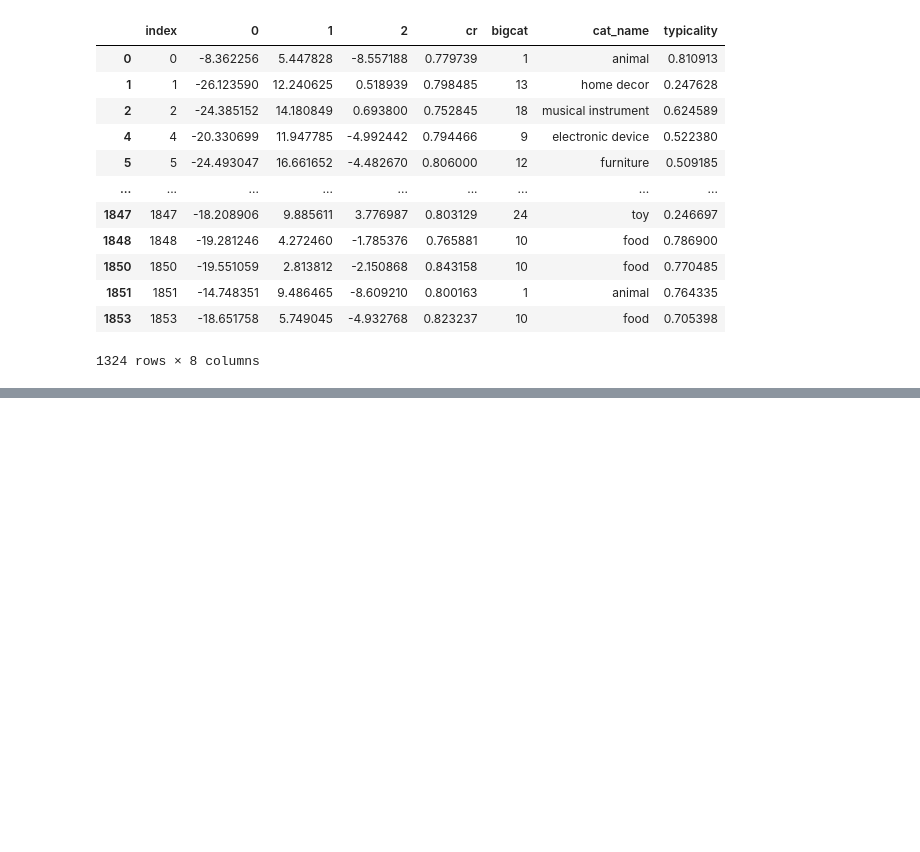
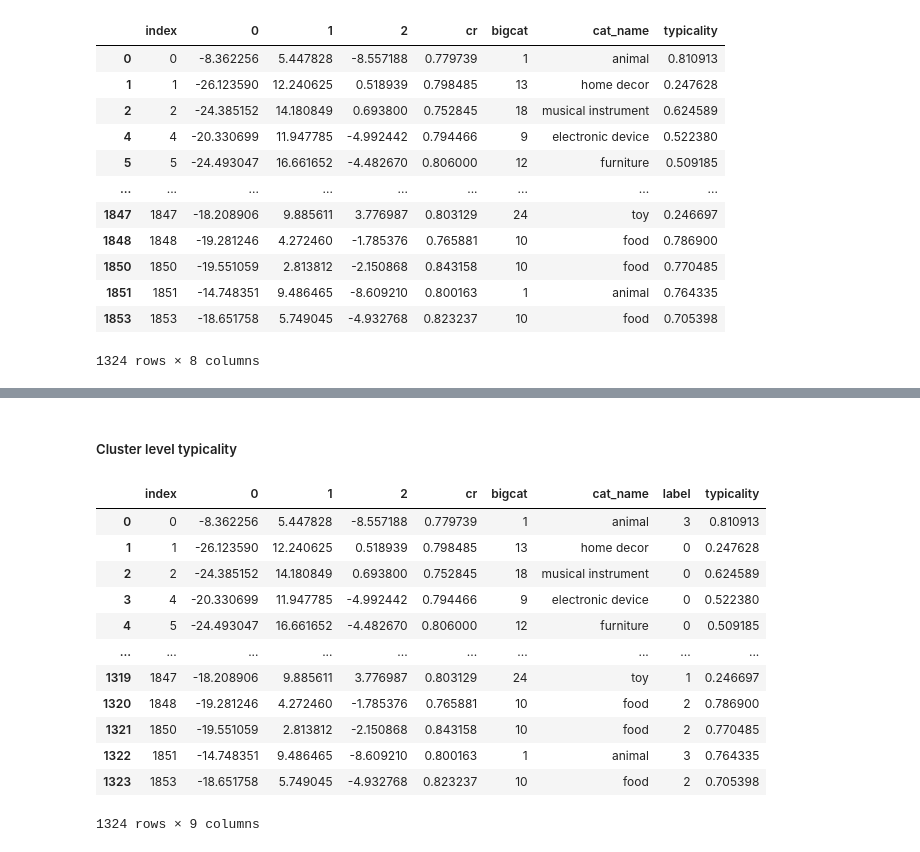
Before and after one commit to Brain-Bridge-Lab/membatross, a Jupyter notebook: membatross_notebook_normalize.ipynb, the cells around one changed output, grey strips where cells are left out. Saved outputs shown, nothing was run; the diff lists cells and outputs as text; code cells hidden in the pictures; blank space fills up the shorter version.

```diff
--- a/membatross_notebook_normalize.ipynb
+++ b/membatross_notebook_normalize.ipynb
@@ -931,3 +941,5 @@ Covariance Type:            nonrobust
 
 Notes:
 [1] Standard Errors assume that the covariance matrix of the errors is correctly specified.
+# %% [markdown]
+##### Cluster level typicality
@@ -933,0 +953,17 @@ Notes:
+# %%
+typ_coord_cluster = concept_coord_cluster.merge(grouped[['index','typicality']], how='inner', on='index')
+typ_coord_cluster
+# %% [output]
+|  | index | 0 | 1 | 2 | cr | bigcat | cat_name | label | typicality |
+| 0 | 0 | -8.362256 | 5.447828 | -8.557188 | 0.779739 | 1 | animal | 3 | 0.810913 |
+| 1 | 1 | -26.123590 | 12.240625 | 0.518939 | 0.798485 | 13 | home decor | 0 | 0.247628 |
+| 2 | 2 | -24.385152 | 14.180849 | 0.693800 | 0.752845 | 18 | musical instrument | 0 | 0.624589 |
+| 3 | 4 | -20.330699 | 11.947785 | -4.992442 | 0.794466 | 9 | electronic device | 0 | 0.522380 |
+| 4 | 5 | -24.493047 | 16.661652 | -4.482670 | 0.806000 | 12 | furniture | 0 | 0.509185 |
+| ... | ... | ... | ... | ... | ... | ... | ... | ... | ... |
+| 1319 | 1847 | -18.208906 | 9.885611 | 3.776987 | 0.803129 | 24 | toy | 1 | 0.246697 |
+| 1320 | 1848 | -19.281246 | 4.272460 | -1.785376 | 0.765881 | 10 | food | 2 | 0.786900 |
+| 1321 | 1850 | -19.551059 | 2.813812 | -2.150868 | 0.843158 | 10 | food | 2 | 0.770485 |
+| 1322 | 1851 | -14.748351 | 9.486465 | -8.609210 | 0.800163 | 1 | animal | 3 | 0.764335 |
+| 1323 | 1853 | -18.651758 | 5.749045 | -4.932768 | 0.823237 | 10 | food | 2 | 0.705398 |
+1324 rows × 9 columns
```
Also changed, not shown: parts of 32 cells of this notebook, 2 other files.
